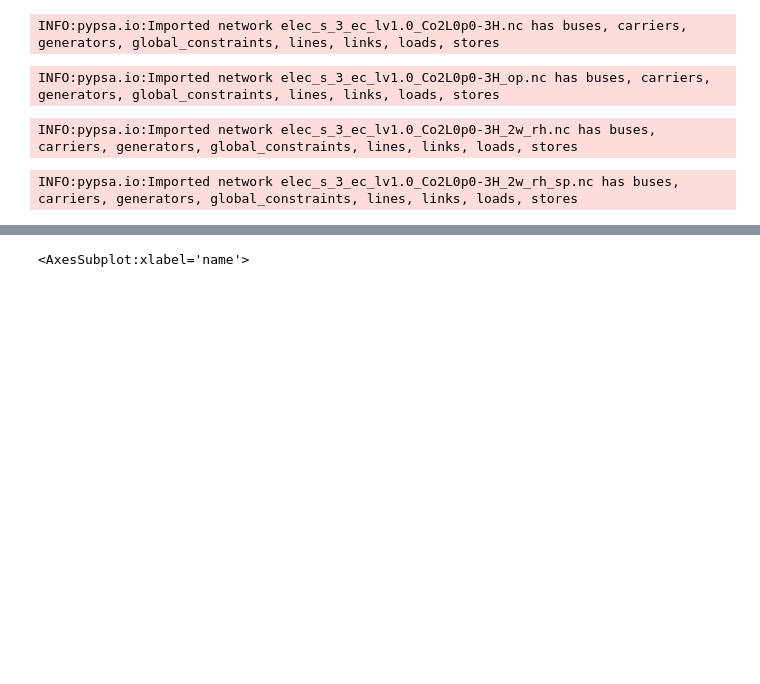
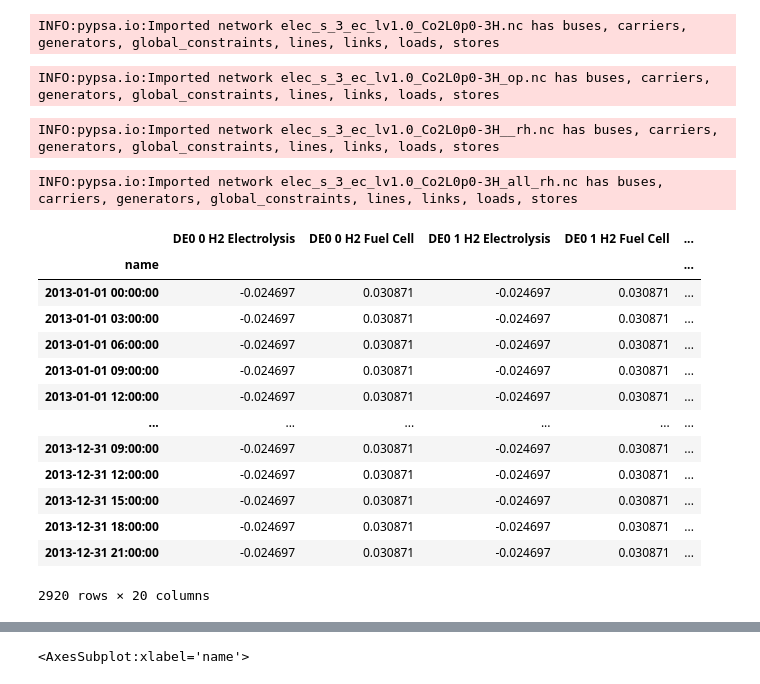
Before and after one commit to StuttgartYang/pypsa-eur, a Jupyter notebook: notebook/check_pypsa_eur_de_postnetwork.ipynb, the cells around one changed output, grey strips where cells are left out. Cells and saved outputs as stored; diff of their text form; code cells hidden in the pictures; blank space fills up the shorter version.

```diff
--- a/notebook/check_pypsa_eur_de_postnetwork.ipynb
+++ b/notebook/check_pypsa_eur_de_postnetwork.ipynb
@@ -27,13 +27,30 @@ n_op = pypsa.Network(basedir + "results/networks/2013_de/elec_s_3_ec_lv1.0_Co2L0
 INFO:pypsa.io:Imported network elec_s_3_ec_lv1.0_Co2L0p0-3H_op.nc has buses, carriers, generators, global_constraints, lines, links, loads, stores
 # %%
 # rolling horizon, without setting bidding price
-n_de_rh = pypsa.Network(basedir + "results/networks/2013_de/elec_s_3_ec_lv1.0_Co2L0p0-3H_2w_rh.nc")
+n_de_rh = pypsa.Network(basedir + "results/networks/2013_de/elec_s_3_ec_lv1.0_Co2L0p0-3H__rh.nc")
 # %% [output]
-INFO:pypsa.io:Imported network elec_s_3_ec_lv1.0_Co2L0p0-3H_2w_rh.nc has buses, carriers, generators, global_constraints, lines, links, loads, stores
+INFO:pypsa.io:Imported network elec_s_3_ec_lv1.0_Co2L0p0-3H__rh.nc has buses, carriers, generators, global_constraints, lines, links, loads, stores
 # %%
 ## rolling horizon for two weeks and one week overlap
-n_rh_sp_2w = pypsa.Network(basedir + "results/networks/2013_de/elec_s_3_ec_lv1.0_Co2L0p0-3H_2w_rh_sp.nc")
+n_rh_all_2w = pypsa.Network(basedir + "results/networks/2013_de/elec_s_3_ec_lv1.0_Co2L0p0-3H_all_rh.nc")
 # %% [output]
-INFO:pypsa.io:Imported network elec_s_3_ec_lv1.0_Co2L0p0-3H_2w_rh_sp.nc has buses, carriers, generators, global_constraints, lines, links, loads, stores
+INFO:pypsa.io:Imported network elec_s_3_ec_lv1.0_Co2L0p0-3H_all_rh.nc has buses, carriers, generators, global_constraints, lines, links, loads, stores
+# %%
+n_rh_all_2w.links.p_nom
+# %% [output]
+|  | DE0 0 H2 Electrolysis | DE0 0 H2 Fuel Cell | DE0 1 H2 Electrolysis | DE0 1 H2 Fuel Cell | ... |
+| name |  |  |  |  | ... |
+| 2013-01-01 00:00:00 | -0.024697 | 0.030871 | -0.024697 | 0.030871 | ... |
+| 2013-01-01 03:00:00 | -0.024697 | 0.030871 | -0.024697 | 0.030871 | ... |
+| 2013-01-01 06:00:00 | -0.024697 | 0.030871 | -0.024697 | 0.030871 | ... |
+| 2013-01-01 09:00:00 | -0.024697 | 0.030871 | -0.024697 | 0.030871 | ... |
+| 2013-01-01 12:00:00 | -0.024697 | 0.030871 | -0.024697 | 0.030871 | ... |
+| ... | ... | ... | ... | ... | ... |
+| 2013-12-31 09:00:00 | -0.024697 | 0.030871 | -0.024697 | 0.030871 | ... |
+| 2013-12-31 12:00:00 | -0.024697 | 0.030871 | -0.024697 | 0.030871 | ... |
+| 2013-12-31 15:00:00 | -0.024697 | 0.030871 | -0.024697 | 0.030871 | ... |
+| 2013-12-31 18:00:00 | -0.024697 | 0.030871 | -0.024697 | 0.030871 | ... |
+| 2013-12-31 21:00:00 | -0.024697 | 0.030871 | -0.024697 | 0.030871 | ... |
+2920 rows × 20 columns
 # %%
 ## rolling horizon for two weeks and one week overlap
```
Also changed, not shown: parts of 3 cells of this notebook, 5 other files.
